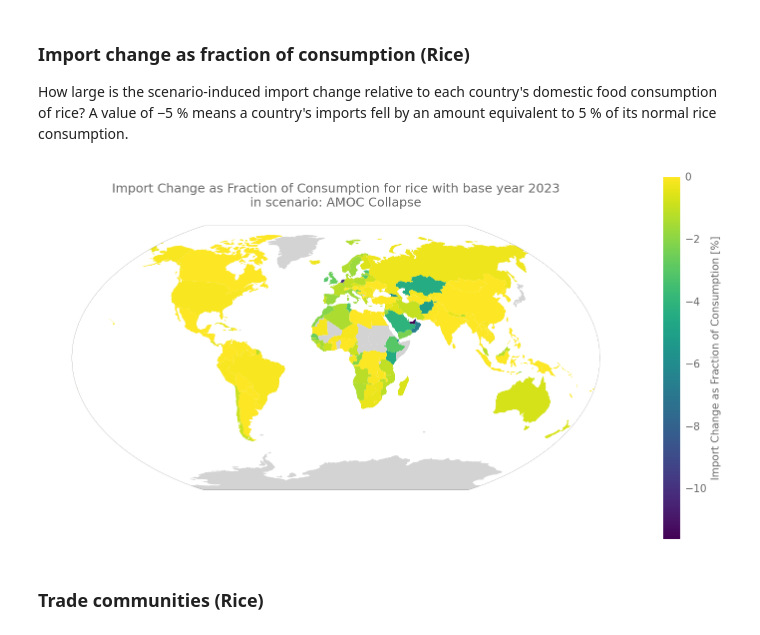
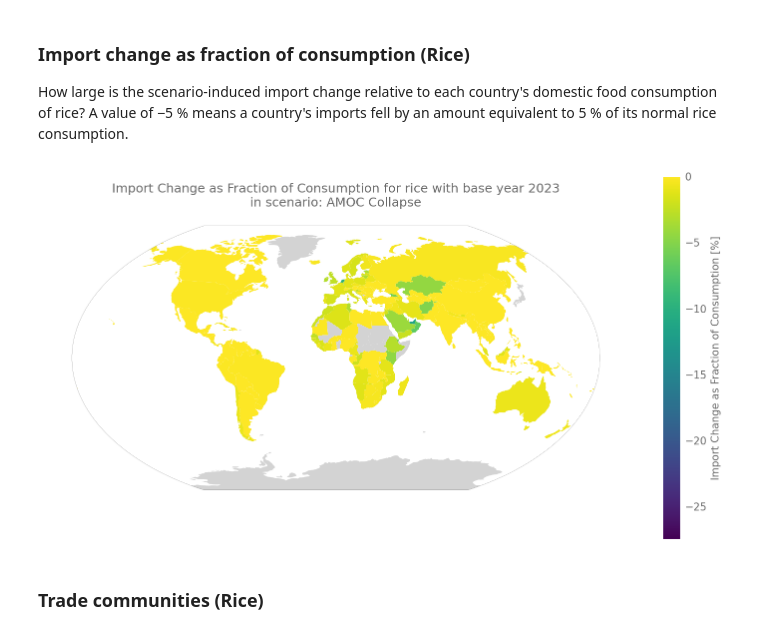
Before and after one commit to florianjehn/pytradeshifts, a Jupyter notebook: scripts/Main Scenarios/AMOC_Collapse_Trade_After_Catastrophe.ipynb, the cells around one changed output. Cells and saved outputs as stored; diff of their text form; code cells hidden in the pictures.

```diff
--- a/scripts/Main Scenarios/AMOC_Collapse_Trade_After_Catastrophe.ipynb
+++ b/scripts/Main Scenarios/AMOC_Collapse_Trade_After_Catastrophe.ipynb
@@ -316,9 +316,9 @@ How large is the scenario-induced import change relative to each country's domes
 food consumption of rice? A value of −5 % means a country's imports fell by an amount
 equivalent to 5 % of its normal rice consumption.
 # %%
-rice_comparison.plot_import_change_as_fraction_of_consumption(figsize=(10, 10), vmax=0, shrink=0.5)
+rice_comparison.plot_import_change_as_fraction_of_consumption(figsize=(10, 10), vmax=0, vmin=-27.5, shrink=0.5)
 # %% [output]
-[figure, old version]
+[figure, new version]
 # %% [markdown]
 ### Trade communities (Rice)
 # %%
```
Also changed, not shown: parts of 2 cells of this notebook.
